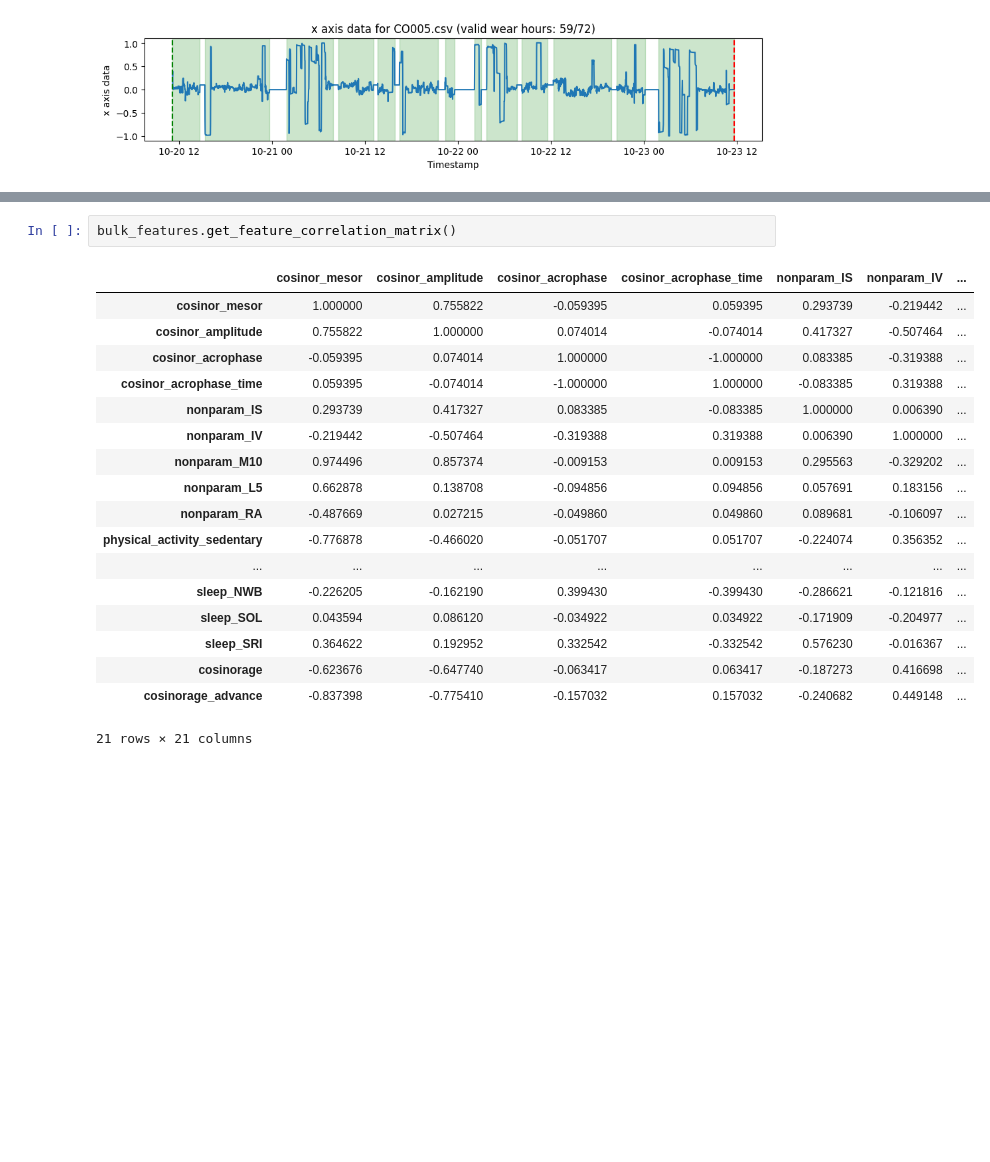
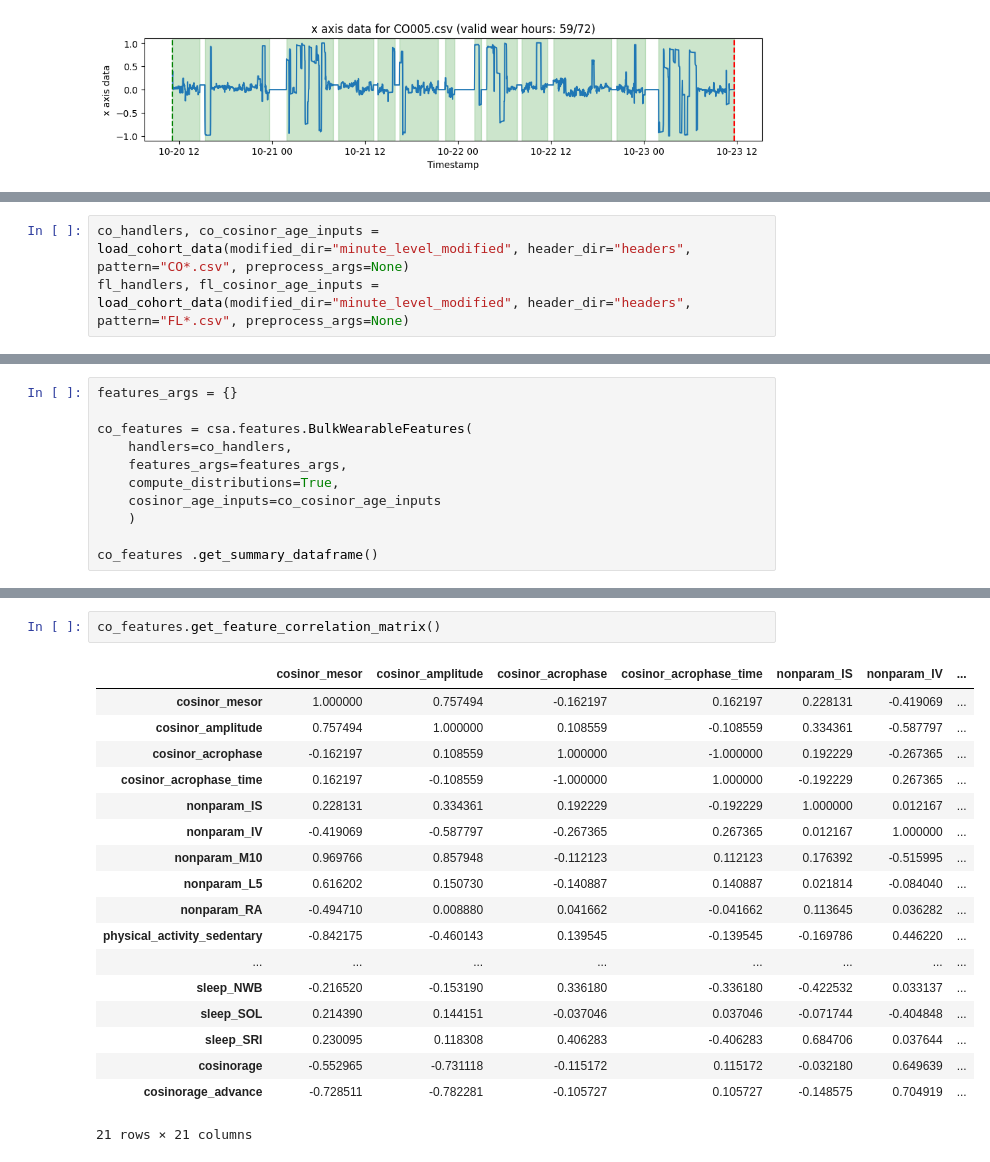
Before and after one commit to jlohunecke/LTMM_Analysis, a Jupyter notebook: exploration.ipynb, the cells around one changed output, grey strips where cells are left out. Cells and saved outputs as stored; diff of their text form; blank space fills up the shorter version.

```diff
--- a/exploration.ipynb
+++ b/exploration.ipynb
@@ -483,0 +30,3 @@ bulk_features.get_summary_dataframe()
+# %%
+co_handlers, co_cosinor_age_inputs = load_cohort_data(modified_dir="minute_level_modified", header_dir="headers", pattern="CO*.csv", preprocess_args=None)
+fl_handlers, fl_cosinor_age_inputs = load_cohort_data(modified_dir="minute_level_modified", header_dir="headers", pattern="FL*.csv", preprocess_args=None)
@@ -483,0 +36,11 @@ bulk_features.get_summary_dataframe()
+# %%
+features_args = {}
+
+co_features = csa.features.BulkWearableFeatures(
+    handlers=co_handlers,
+    features_args=features_args,
+    compute_distributions=True,
+    cosinor_age_inputs=co_cosinor_age_inputs
+    )
+
+co_features .get_summary_dataframe()
@@ -484,21 +92,21 @@ bulk_features.get_summary_dataframe()
 # %%
-bulk_features.get_feature_correlation_matrix()
+co_features.get_feature_correlation_matrix()
 # %% [output]
 |  | cosinor_mesor | cosinor_amplitude | cosinor_acrophase | cosinor_acrophase_time | nonparam_IS | nonparam_IV | ... |
-| cosinor_mesor | 1.000000 | 0.755822 | -0.059395 | 0.059395 | 0.293739 | -0.219442 | ... |
-| cosinor_amplitude | 0.755822 | 1.000000 | 0.074014 | -0.074014 | 0.417327 | -0.507464 | ... |
-| cosinor_acrophase | -0.059395 | 0.074014 | 1.000000 | -1.000000 | 0.083385 | -0.319388 | ... |
-| cosinor_acrophase_time | 0.059395 | -0.074014 | -1.000000 | 1.000000 | -0.083385 | 0.319388 | ... |
-| nonparam_IS | 0.293739 | 0.417327 | 0.083385 | -0.083385 | 1.000000 | 0.006390 | ... |
-| nonparam_IV | -0.219442 | -0.507464 | -0.319388 | 0.319388 | 0.006390 | 1.000000 | ... |
-| nonparam_M10 | 0.974496 | 0.857374 | -0.009153 | 0.009153 | 0.295563 | -0.329202 | ... |
-| nonparam_L5 | 0.662878 | 0.138708 | -0.094856 | 0.094856 | 0.057691 | 0.183156 | ... |
-| nonparam_RA | -0.487669 | 0.027215 | -0.049860 | 0.049860 | 0.089681 | -0.106097 | ... |
-| physical_activity_sedentary | -0.776878 | -0.466020 | -0.051707 | 0.051707 | -0.224074 | 0.356352 | ... |
+| cosinor_mesor | 1.000000 | 0.757494 | -0.162197 | 0.162197 | 0.228131 | -0.419069 | ... |
+| cosinor_amplitude | 0.757494 | 1.000000 | 0.108559 | -0.108559 | 0.334361 | -0.587797 | ... |
+| cosinor_acrophase | -0.162197 | 0.108559 | 1.000000 | -1.000000 | 0.192229 | -0.267365 | ... |
+| cosinor_acrophase_time | 0.162197 | -0.108559 | -1.000000 | 1.000000 | -0.192229 | 0.267365 | ... |
+| nonparam_IS | 0.228131 | 0.334361 | 0.192229 | -0.192229 | 1.000000 | 0.012167 | ... |
+| nonparam_IV | -0.419069 | -0.587797 | -0.267365 | 0.267365 | 0.012167 | 1.000000 | ... |
+| nonparam_M10 | 0.969766 | 0.857948 | -0.112123 | 0.112123 | 0.176392 | -0.515995 | ... |
+| nonparam_L5 | 0.616202 | 0.150730 | -0.140887 | 0.140887 | 0.021814 | -0.084040 | ... |
+| nonparam_RA | -0.494710 | 0.008880 | 0.041662 | -0.041662 | 0.113645 | 0.036282 | ... |
+| physical_activity_sedentary | -0.842175 | -0.460143 | 0.139545 | -0.139545 | -0.169786 | 0.446220 | ... |
 | ... | ... | ... | ... | ... | ... | ... | ... |
-| sleep_NWB | -0.226205 | -0.162190 | 0.399430 | -0.399430 | -0.286621 | -0.121816 | ... |
-| sleep_SOL | 0.043594 | 0.086120 | -0.034922 | 0.034922 | -0.171909 | -0.204977 | ... |
-| sleep_SRI | 0.364622 | 0.192952 | 0.332542 | -0.332542 | 0.576230 | -0.016367 | ... |
-| cosinorage | -0.623676 | -0.647740 | -0.063417 | 0.063417 | -0.187273 | 0.416698 | ... |
-| cosinorage_advance | -0.837398 | -0.775410 | -0.157032 | 0.157032 | -0.240682 | 0.449148 | ... |
+| sleep_NWB | -0.216520 | -0.153190 | 0.336180 | -0.336180 | -0.422532 | 0.033137 | ... |
+| sleep_SOL | 0.214390 | 0.144151 | -0.037046 | 0.037046 | -0.071744 | -0.404848 | ... |
+| sleep_SRI | 0.230095 | 0.118308 | 0.406283 | -0.406283 | 0.684706 | 0.037644 | ... |
+| cosinorage | -0.552965 | -0.731118 | -0.115172 | 0.115172 | -0.032180 | 0.649639 | ... |
+| cosinorage_advance | -0.728511 | -0.782281 | -0.105727 | 0.105727 | -0.148575 | 0.704919 | ... |
 21 rows × 21 columns
```
Also changed, not shown: parts of 10 cells of this notebook, 1 other file.
